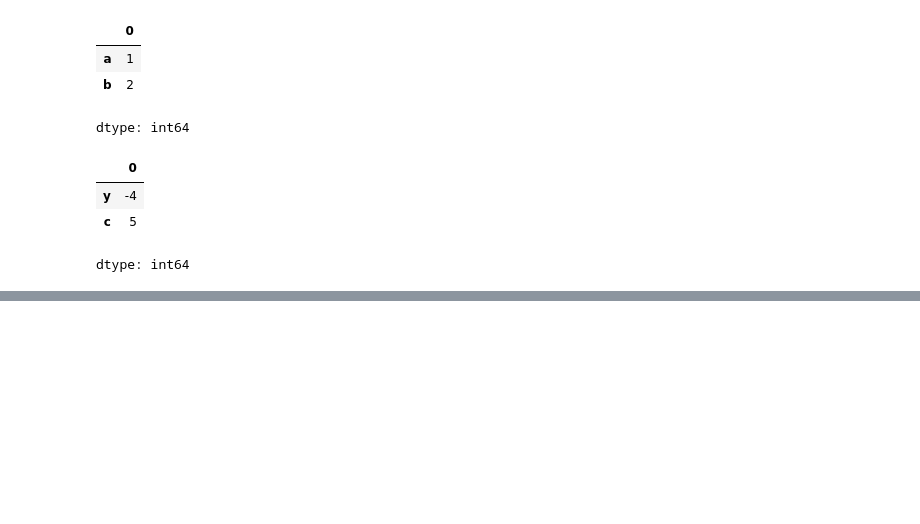
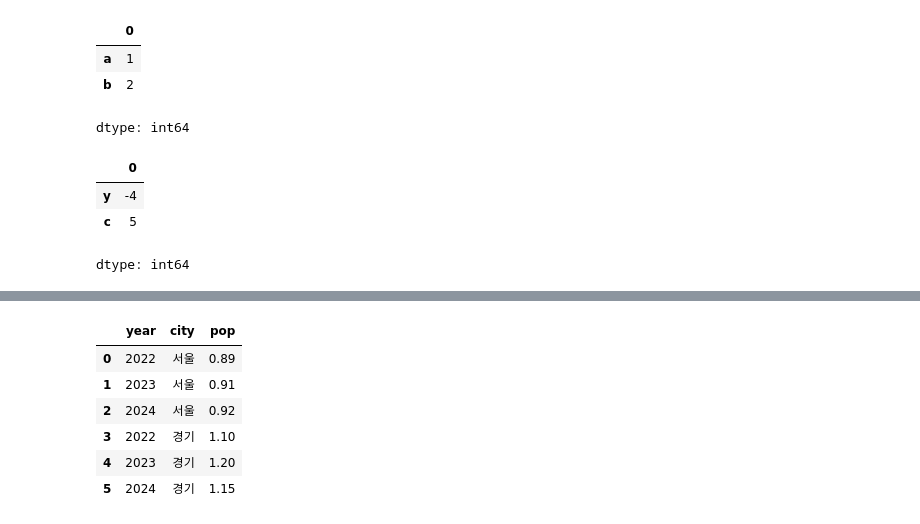
Before and after one commit to Sjleerodls/Data_Analysis, a Jupyter notebook: lab_da/da02_pandas.ipynb, the cells around one changed output, grey strips where cells are left out. Saved outputs shown, nothing was run; the diff lists cells and outputs as text; code cells hidden in the pictures; blank space fills up the shorter version.

```diff
--- a/lab_da/da02_pandas.ipynb
+++ b/lab_da/da02_pandas.ipynb
@@ -146,0 +399,10 @@ dtype: int64
+# %%
+df[['year', 'city', 'pop']]
+# %% [output]
+|  | year | city | pop |
+| 0 | 2022 | 서울 | 0.89 |
+| 1 | 2023 | 서울 | 0.91 |
+| 2 | 2024 | 서울 | 0.92 |
+| 3 | 2022 | 경기 | 1.10 |
+| 4 | 2023 | 경기 | 1.20 |
+| 5 | 2024 | 경기 | 1.15 |
```
Also changed, not shown: parts of 32 cells of this notebook.
